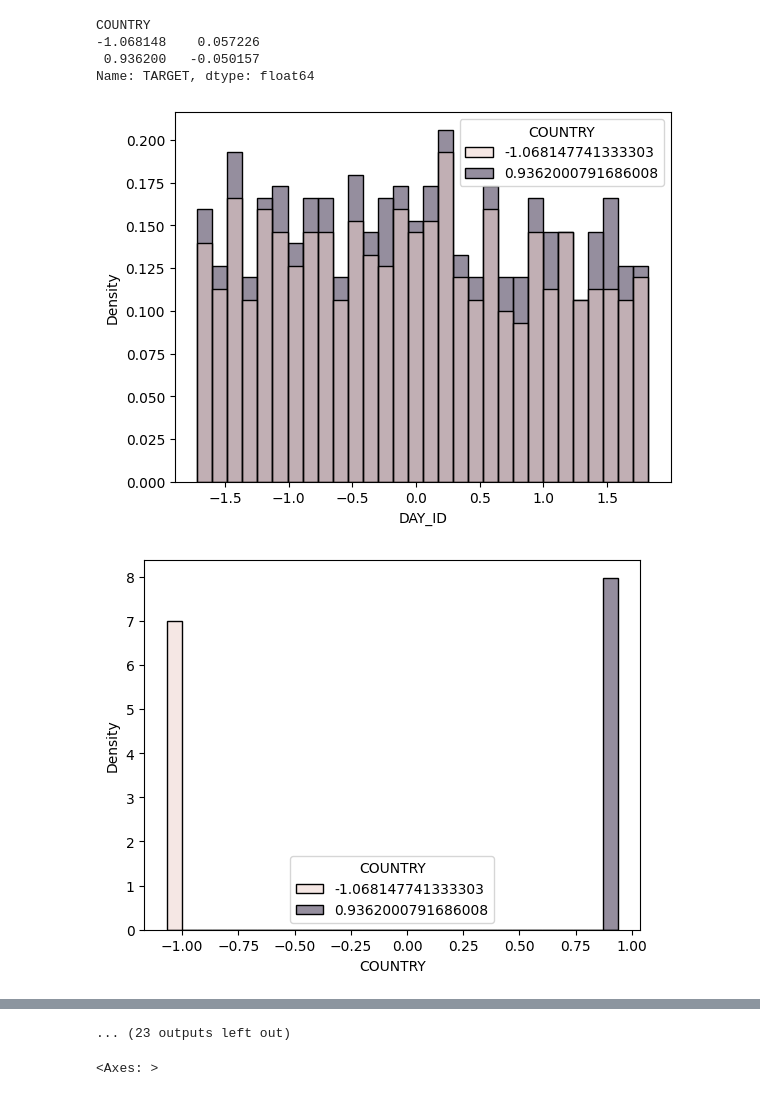
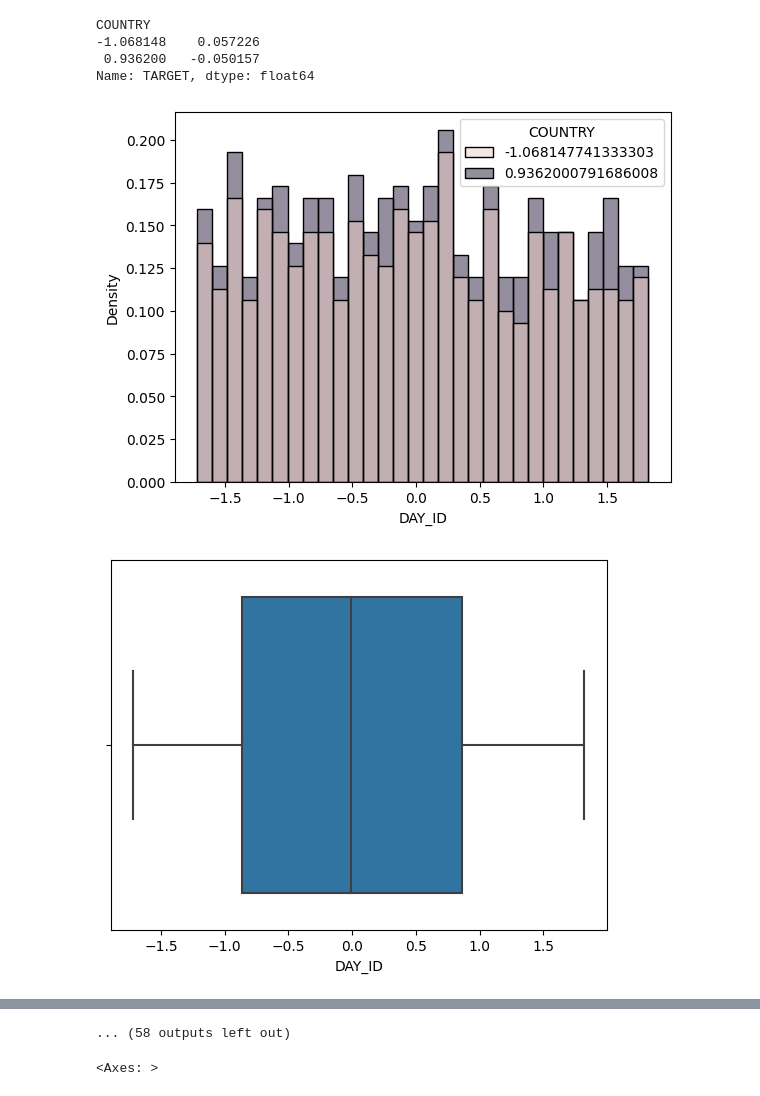
Before and after one commit to Blyzi/electricity-price-machine-learning, a Jupyter notebook: main.ipynb, the cells around one changed output, grey strips where cells are left out. Cells and saved outputs as stored; diff of their text form; code cells hidden in the pictures.

```diff
--- a/main.ipynb
+++ b/main.ipynb
@@ -172,11 +155,13 @@ COUNTRY
  0.936200   -0.050157
 Name: TARGET, dtype: float64
 # %%
-#Plot the density of each columns by country
+#Plot the density and  of each columns by country
 
 for col in df.columns:
-    plt.figure()
     sns.histplot(x=col, hue='COUNTRY', data=df, bins=30, stat="density")
+    plt.show()
+    sns.boxplot(x=col, data=df)
+    plt.show()
 # %% [output]
 [figure]
-[figure, old version]
+[figure, new version]
@@ -193,4 +178,4 @@ for col in df.columns:
-... (23 outputs left out)
+... (58 outputs left out)
 # %%
 # Plot correlation matrix with heatmap
 
```
Also changed, not shown: parts of 20 cells of this notebook.
